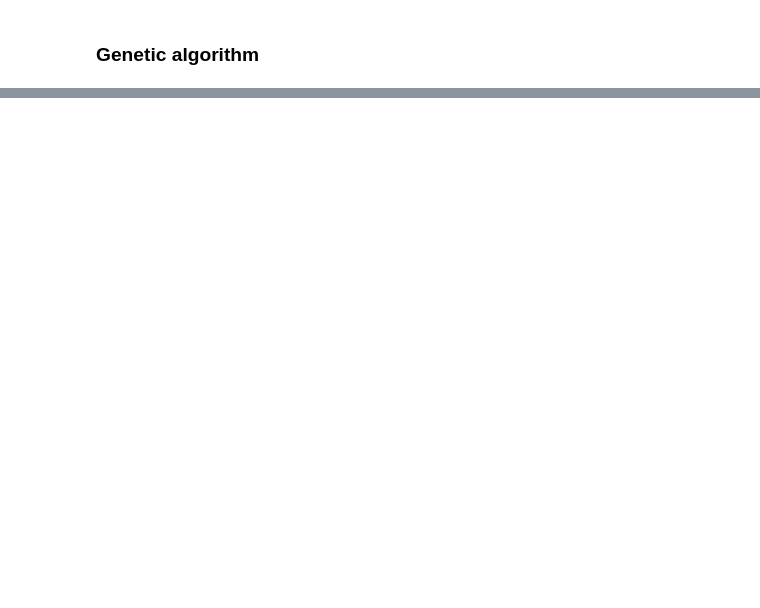
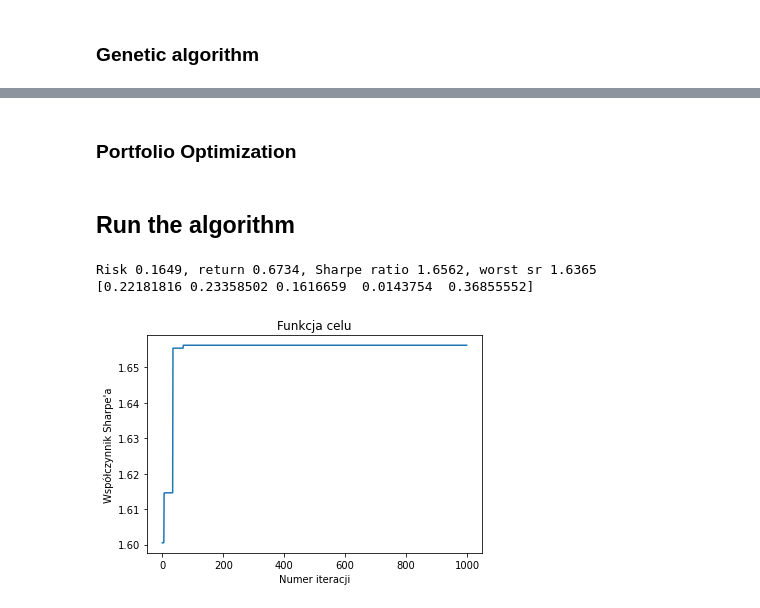
Before and after one commit to bindas1/PortfolioOptimizer, a Jupyter notebook: PortfolioOptimizer.ipynb, the cells around one changed output, grey strips where cells are left out. Cells and saved outputs as stored; diff of their text form; code cells hidden in the pictures; blank space fills up the shorter version.

```diff
--- a/PortfolioOptimizer.ipynb
+++ b/PortfolioOptimizer.ipynb
@@ -150,0 +250,3 @@ stock_pivot_df
+# %%
+monthly_return_std = monthly_hist_returns.std()
+monthly_return_std
@@ -150,0 +261,3 @@ stock_pivot_df
+# %%
+monthly_return_cov = monthly_hist_returns.cov()
+monthly_return_cov
@@ -151,3 +272,7 @@ stock_pivot_df
+# %%
+monthly_return_mean = monthly_return_mean.to_numpy()
+monthly_return_std = monthly_return_std.to_numpy()
+monthly_return_cov = monthly_return_cov.to_numpy()
 # %% [markdown]
 ### Genetic algorithm
 # %% [markdown]
@@ -164,2 +385,2 @@ def sharpe_ratio():
 # %% [markdown]
-###
+### Portfolio Optimization
@@ -165,0 +474,32 @@ def sharpe_ratio():
+# %% [markdown]
+## Run the algorithm
+# %%
+NUM_ITER = 1000
+population = Population(population_size=50)
+
+iterations = list(range(0, NUM_ITER))
+fitness_plot = []
+
+for i in range(NUM_ITER):
+    population = portfolioOptimization.evolve(population)
+
+    # create plots
+    fittest = population.find_fittest()
+    fitness_plot.append(fittest.get_fitness())
+
+fittest = population.find_fittest()
+print("Risk {:.4f}, return {:.4f}, Sharpe ratio {:.4f}, worst sr {:.4f}".format(fittest.get_risk(), fittest.get_return(), fittest.get_fitness(), population.find_worst().get_fitness()))
+print(fittest.get_weights())
+# %% [output]
+Risk 0.1649, return 0.6734, Sharpe ratio 1.6562, worst sr 1.6365
+[0.22181816 0.23358502 0.1616659  0.0143754  0.36855552]
+# %%
+plt.rcParams.update({'font.size': 10})
+plt.plot(iterations, fitness_plot)
+plt.title('Funkcja celu')
+plt.xlabel('Numer iteracji')
+plt.ylabel('Współczynnik Sharpe\'a')
+plt.savefig('1000iteracji.png')
+plt.show()
+# %% [output]
+[figure, added]
```
Also changed, not shown: parts of 31 cells of this notebook, 7 other files.
